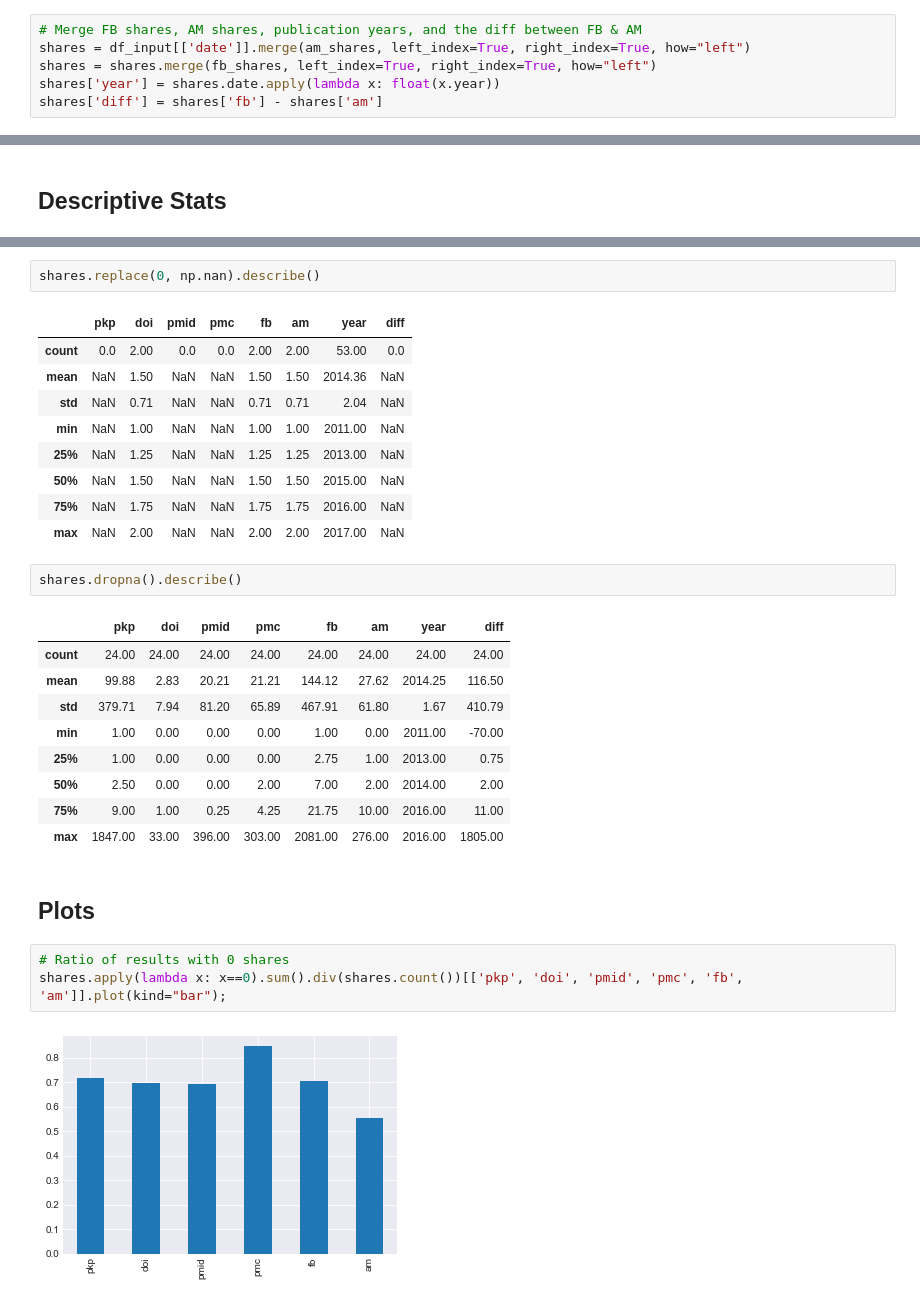
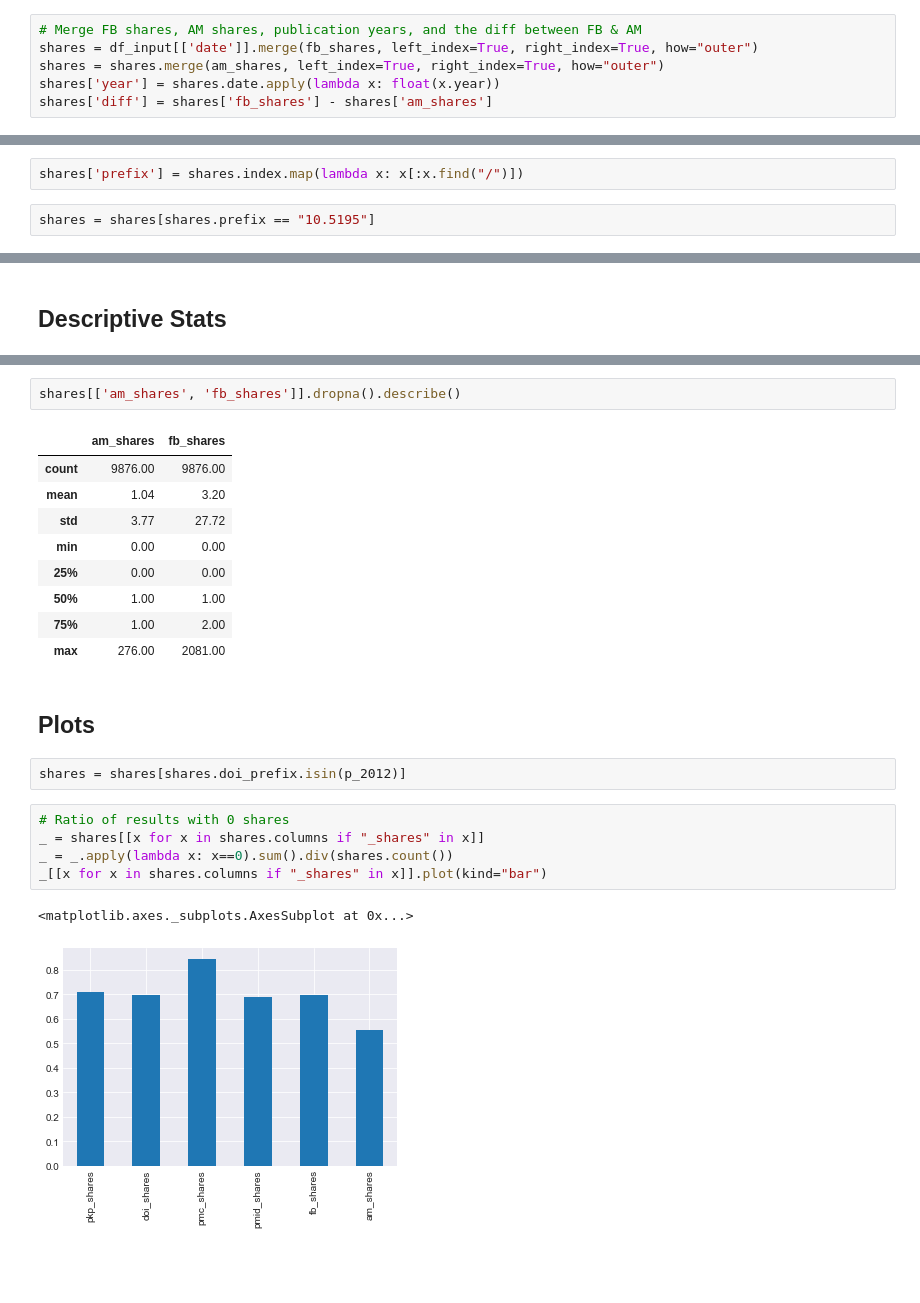
Before and after one commit to ScholCommLab/fhe-public-private, a Jupyter notebook: pkp-analysis.ipynb, the cells around one changed output, grey strips where cells are left out. Cells and saved outputs as stored; diff of their text form; blank space fills up the shorter version.

```diff
--- a/pkp-analysis.ipynb
+++ b/pkp-analysis.ipynb
@@ -34,10 +35,10 @@ fb_shares = pd.read_csv(data_folder / "fb_shares.csv", index_col="doi")
 am_shares = pd.read_csv(data_folder / "am_shares.csv", index_col="doi")
 # %%
 # Merge FB shares, AM shares, publication years, and the diff between FB & AM
-shares = df_input[['date']].merge(am_shares, left_index=True, right_index=True, how="left")
-shares = shares.merge(fb_shares, left_index=True, right_index=True, how="left")
+shares = df_input[['date']].merge(fb_shares, left_index=True, right_index=True, how="outer")
+shares = shares.merge(am_shares, left_index=True, right_index=True, how="outer")
 shares['year'] = shares.date.apply(lambda x: float(x.year))
-shares['diff'] = shares['fb'] - shares['am']
+shares['diff'] = shares['fb_shares'] - shares['am_shares']
 # %%
 # Also restrict to a certain timespan
 min_year = 2010
@@ -49,0 +51,4 @@ Total number of removed rows: 30
+# %%
+shares['prefix'] = shares.index.map(lambda x: x[:x.find("/")])
+# %%
+shares = shares[shares.prefix == "10.5195"]
@@ -104,33 +88,26 @@ shares[shares.am.notnull()].describe()
-# %%
-shares.replace(0, np.nan).describe()
-# %% [output]
-|  | pkp | doi | pmid | pmc | fb | am | year | diff |
-| count | 0.0 | 2.00 | 0.0 | 0.0 | 2.00 | 2.00 | 53.00 | 0.0 |
-| mean | NaN | 1.50 | NaN | NaN | 1.50 | 1.50 | 2014.36 | NaN |
-| std | NaN | 0.71 | NaN | NaN | 0.71 | 0.71 | 2.04 | NaN |
-| min | NaN | 1.00 | NaN | NaN | 1.00 | 1.00 | 2011.00 | NaN |
-| 25% | NaN | 1.25 | NaN | NaN | 1.25 | 1.25 | 2013.00 | NaN |
-| 50% | NaN | 1.50 | NaN | NaN | 1.50 | 1.50 | 2015.00 | NaN |
-| 75% | NaN | 1.75 | NaN | NaN | 1.75 | 1.75 | 2016.00 | NaN |
-| max | NaN | 2.00 | NaN | NaN | 2.00 | 2.00 | 2017.00 | NaN |
 # %%
-shares.dropna().describe()
+shares[['am_shares', 'fb_shares']].dropna().describe()
 # %% [output]
-|  | pkp | doi | pmid | pmc | fb | am | year | diff |
-| count | 24.00 | 24.00 | 24.00 | 24.00 | 24.00 | 24.00 | 24.00 | 24.00 |
-| mean | 99.88 | 2.83 | 20.21 | 21.21 | 144.12 | 27.62 | 2014.25 | 116.50 |
-| std | 379.71 | 7.94 | 81.20 | 65.89 | 467.91 | 61.80 | 1.67 | 410.79 |
-| min | 1.00 | 0.00 | 0.00 | 0.00 | 1.00 | 0.00 | 2011.00 | -70.00 |
-| 25% | 1.00 | 0.00 | 0.00 | 0.00 | 2.75 | 1.00 | 2013.00 | 0.75 |
-| 50% | 2.50 | 0.00 | 0.00 | 2.00 | 7.00 | 2.00 | 2014.00 | 2.00 |
-| 75% | 9.00 | 1.00 | 0.25 | 4.25 | 21.75 | 10.00 | 2016.00 | 11.00 |
-| max | 1847.00 | 33.00 | 396.00 | 303.00 | 2081.00 | 276.00 | 2016.00 | 1805.00 |
+|  | am_shares | fb_shares |
+| count | 9876.00 | 9876.00 |
+| mean | 1.04 | 3.20 |
+| std | 3.77 | 27.72 |
+| min | 0.00 | 0.00 |
+| 25% | 0.00 | 0.00 |
+| 50% | 1.00 | 1.00 |
+| 75% | 1.00 | 2.00 |
+| max | 276.00 | 2081.00 |
 # %% [markdown]
 ## Plots
+# %%
+shares = shares[shares.doi_prefix.isin(p_2012)]
 # %%
 # Ratio of results with 0 shares
-shares.apply(lambda x: x==0).sum().div(shares.count())[['pkp', 'doi', 'pmid', 'pmc', 'fb', 'am']].plot(kind="bar");
+_ = shares[[x for x in shares.columns if "_shares" in x]]
+_ = _.apply(lambda x: x==0).sum().div(shares.count())
+_[[x for x in shares.columns if "_shares" in x]].plot(kind="bar")
 # %% [output]
+<matplotlib.axes._subplots.AxesSubplot at 0x...>
-[figure, old version]
+[figure, new version]
 # %%
 # Coverage
```
Also changed, not shown: parts of 17 cells of this notebook, 2 other files.
